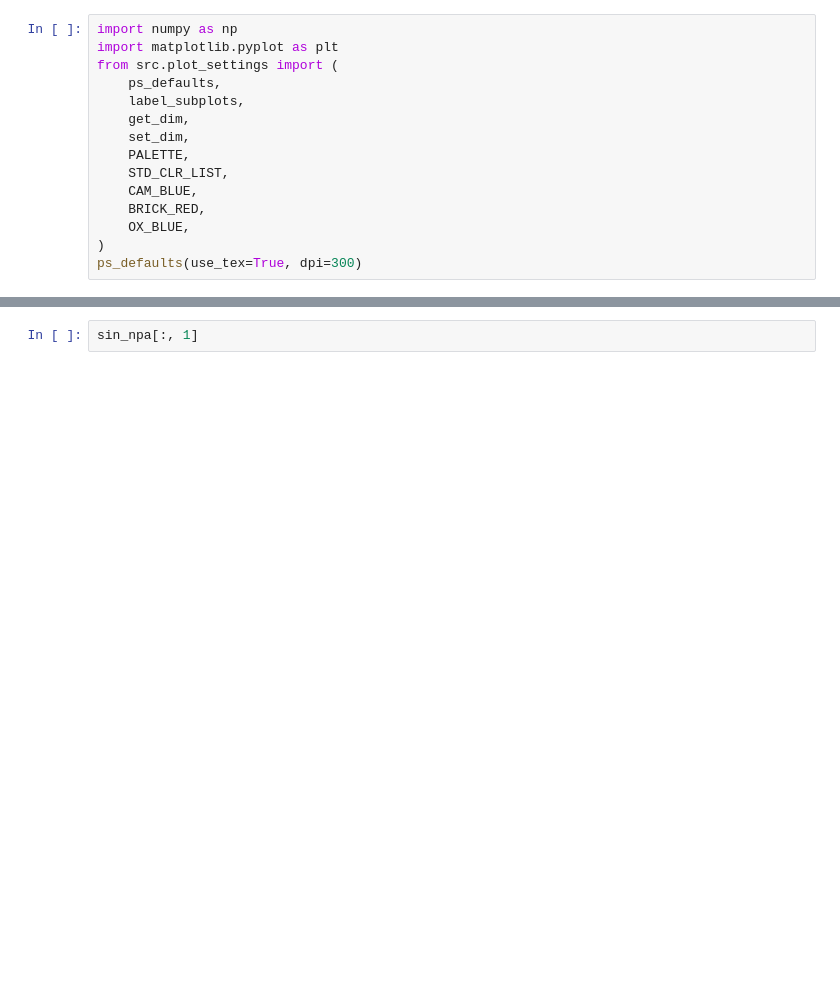
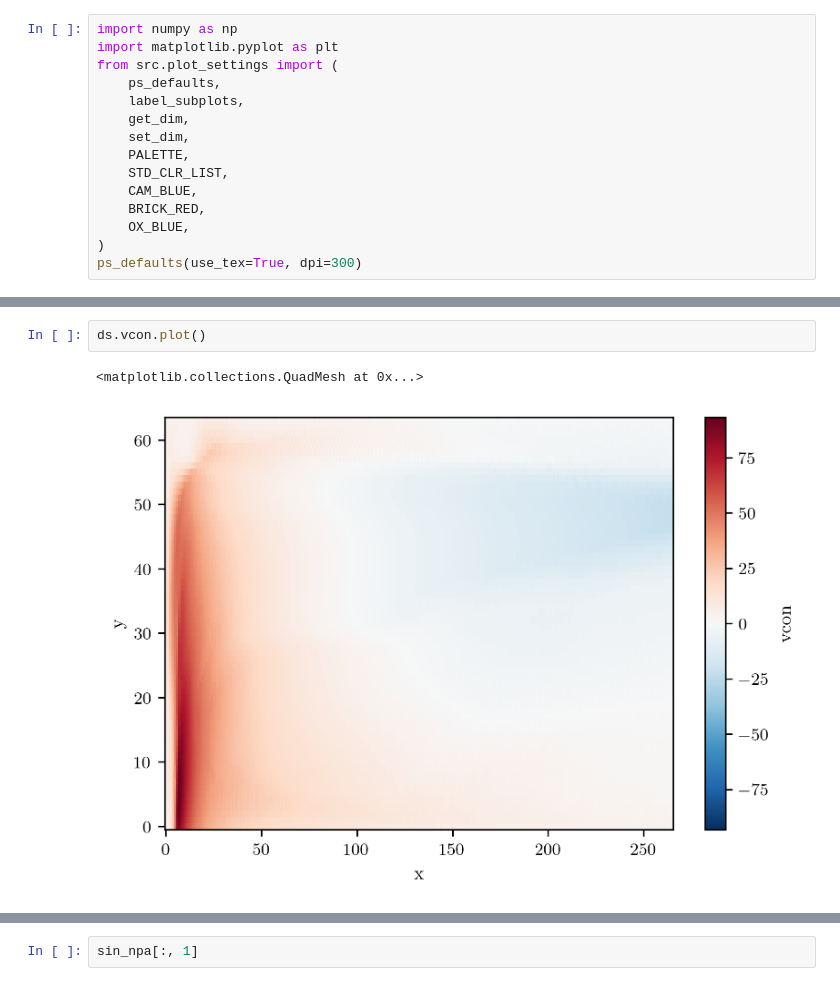
Before and after one commit to sdat2/rotunno87, a Jupyter notebook: notebooks/exploratory/sdat2-B-Read-in-Data.ipynb, the cells around one changed output, grey strips where cells are left out. Cells and saved outputs as stored; diff of their text form; blank space fills up the shorter version.

```diff
--- a/notebooks/exploratory/sdat2-B-Read-in-Data.ipynb
+++ b/notebooks/exploratory/sdat2-B-Read-in-Data.ipynb
@@ -47,0 +142,5 @@ sin_ds = get_s(name="s.in")
+# %%
+ds.vcon.plot()
+# %% [output]
+<matplotlib.collections.QuadMesh at 0x...>
+[figure, added]
```
Also changed, not shown: parts of 21 cells of this notebook, 1 other file.
